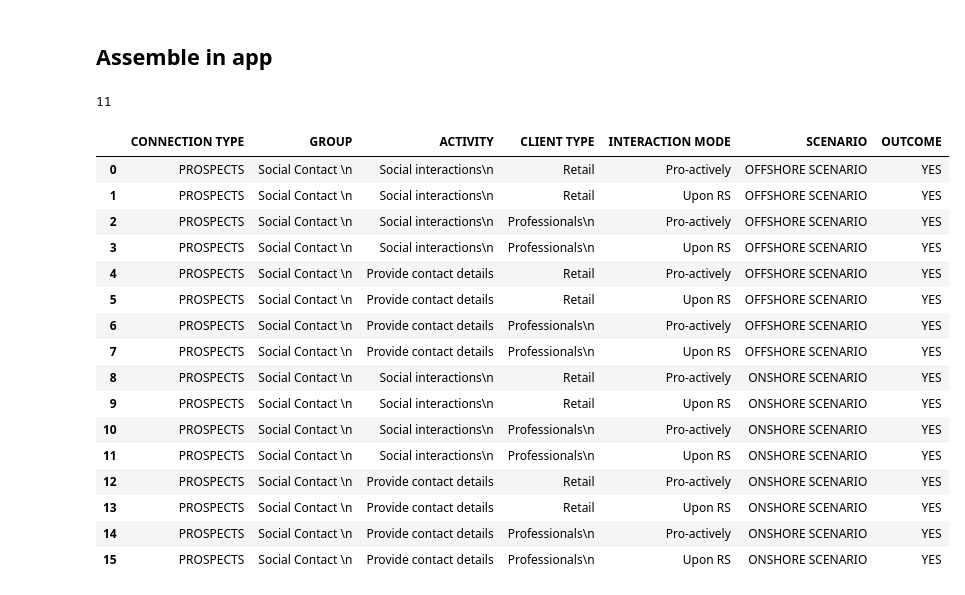
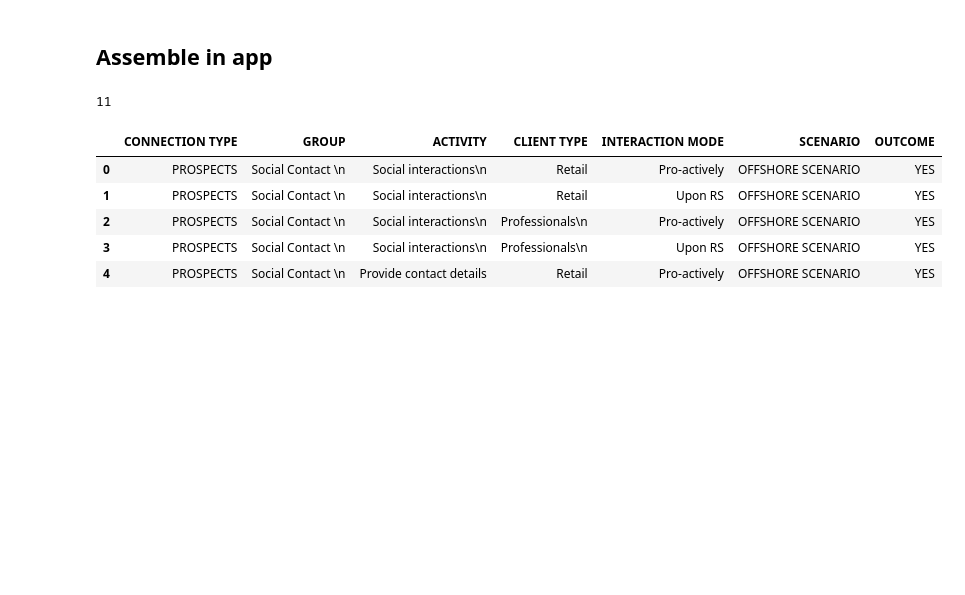
Before and after one commit to milanjelisavcic/totalconverter, a Jupyter notebook: notebooks/docx_import.ipynb, the cells around one changed output. Saved outputs shown, nothing was run; the diff lists cells and outputs as text; code cells hidden in the pictures; blank space fills up the shorter version.

```diff
--- a/notebooks/docx_import.ipynb
+++ b/notebooks/docx_import.ipynb
@@ -71,6 +71,3 @@ def read_docx_tables(filename, tab_id=None, **kwargs):
             raise
 # %%
 dfs = read_docx_tables(r"../res/test-swiss.docx")
-# %%
-for idx, df in enumerate(dfs):
-    print(f"{idx} >>> {df.columns}")
@@ -115,23 +94,12 @@ for idx, df in enumerate(dfs):
     dfs[idx] = df.melt(id_vars=id_vars)
     dfs[idx].rename(columns={'value': 'OUTCOME', 'variable': 'SCENARIO'}, inplace=True)
 # %%
-dfs[0]
+dfs[0].head()
 # %% [output]
 |  | CONNECTION TYPE | GROUP | ACTIVITY | CLIENT TYPE | INTERACTION MODE | SCENARIO | OUTCOME |
 | 0 | PROSPECTS | Social Contact \n | Social interactions\n | Retail | Pro-actively | OFFSHORE SCENARIO | YES |
 | 1 | PROSPECTS | Social Contact \n | Social interactions\n | Retail | Upon RS | OFFSHORE SCENARIO | YES |
 | 2 | PROSPECTS | Social Contact \n | Social interactions\n | Professionals\n | Pro-actively | OFFSHORE SCENARIO | YES |
 | 3 | PROSPECTS | Social Contact \n | Social interactions\n | Professionals\n | Upon RS | OFFSHORE SCENARIO | YES |
 | 4 | PROSPECTS | Social Contact \n | Provide contact details | Retail | Pro-actively | OFFSHORE SCENARIO | YES |
-| 5 | PROSPECTS | Social Contact \n | Provide contact details | Retail | Upon RS | OFFSHORE SCENARIO | YES |
-| 6 | PROSPECTS | Social Contact \n | Provide contact details | Professionals\n | Pro-actively | OFFSHORE SCENARIO | YES |
-| 7 | PROSPECTS | Social Contact \n | Provide contact details | Professionals\n | Upon RS | OFFSHORE SCENARIO | YES |
-| 8 | PROSPECTS | Social Contact \n | Social interactions\n | Retail | Pro-actively | ONSHORE SCENARIO | YES |
-| 9 | PROSPECTS | Social Contact \n | Social interactions\n | Retail | Upon RS | ONSHORE SCENARIO | YES |
-| 10 | PROSPECTS | Social Contact \n | Social interactions\n | Professionals\n | Pro-actively | ONSHORE SCENARIO | YES |
-| 11 | PROSPECTS | Social Contact \n | Social interactions\n | Professionals\n | Upon RS | ONSHORE SCENARIO | YES |
-| 12 | PROSPECTS | Social Contact \n | Provide contact details | Retail | Pro-actively | ONSHORE SCENARIO | YES |
-| 13 | PROSPECTS | Social Contact \n | Provide contact details | Retail | Upon RS | ONSHORE SCENARIO | YES |
-| 14 | PROSPECTS | Social Contact \n | Provide contact details | Professionals\n | Pro-actively | ONSHORE SCENARIO | YES |
-| 15 | PROSPECTS | Social Contact \n | Provide contact details | Professionals\n | Upon RS | ONSHORE SCENARIO | YES |
 # %%
```
Also changed, not shown: parts of 4 cells of this notebook.
